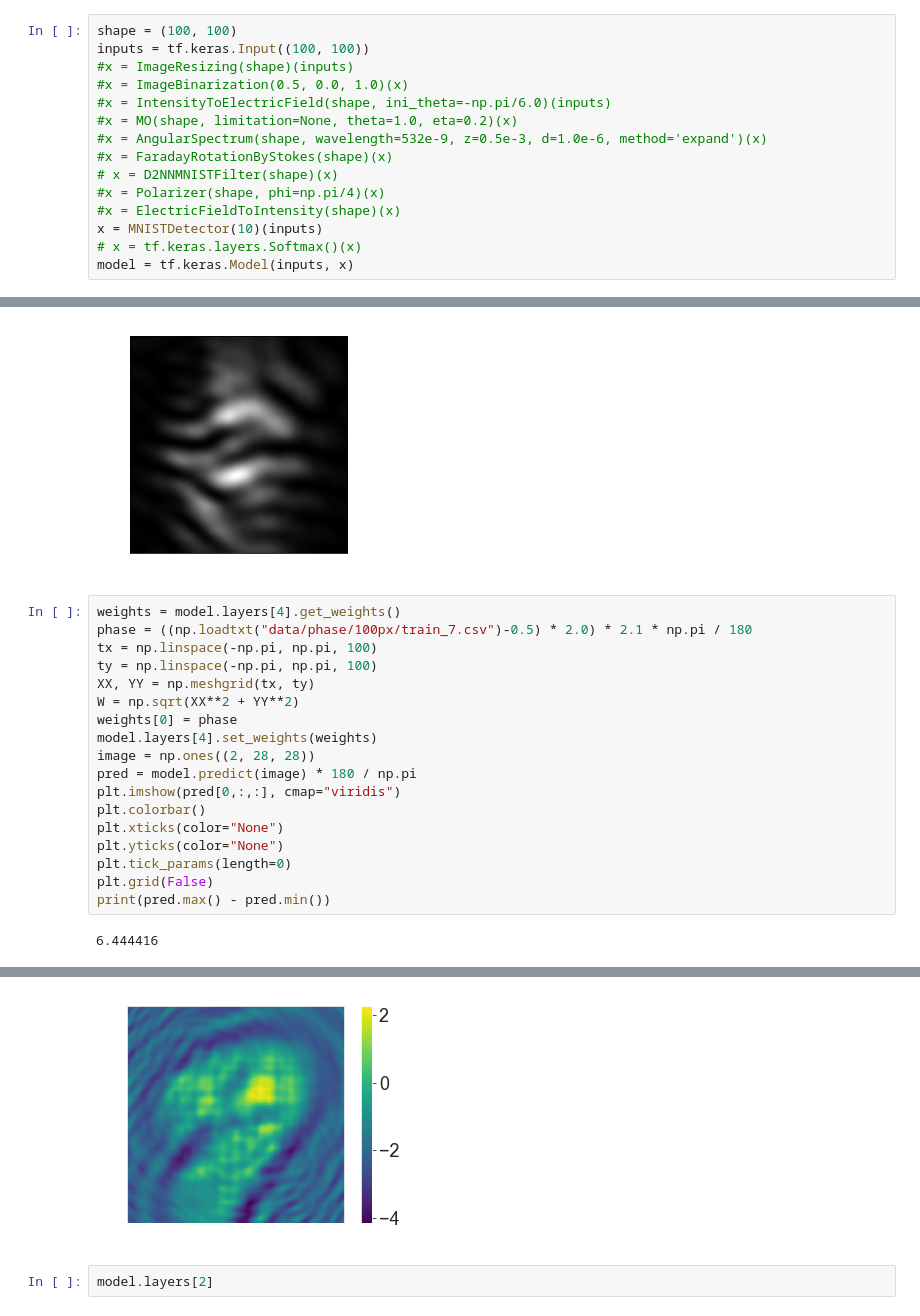
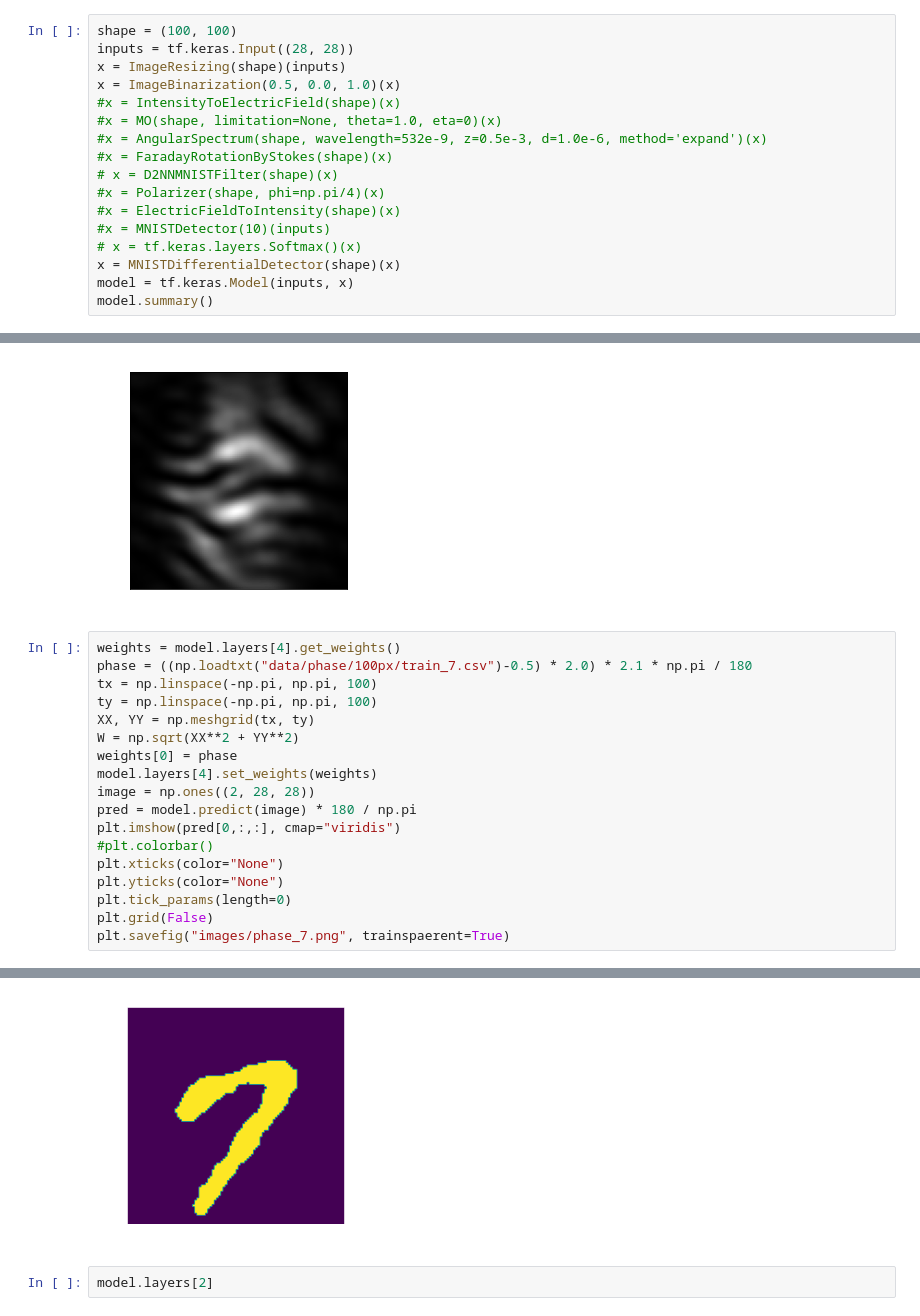
Before and after one commit to fftakumi/MOD2NN, a Jupyter notebook: Faraday/two_dim/test2.ipynb, the cells around one changed output, grey strips where cells are left out. Saved outputs shown, nothing was run; the diff lists cells and outputs as text.

```diff
--- a/Faraday/two_dim/test2.ipynb
+++ b/Faraday/two_dim/test2.ipynb
@@ -44,17 +198,19 @@ for i in range(10):
   test_data[str(i)] = x_test[np.where(y_test == i)][0:test_num]
 # %%
 shape = (100, 100)
-inputs = tf.keras.Input((100, 100))
-#x = ImageResizing(shape)(inputs)
-#x = ImageBinarization(0.5, 0.0, 1.0)(x)
-#x = IntensityToElectricField(shape, ini_theta=-np.pi/6.0)(inputs)
-#x = MO(shape, limitation=None, theta=1.0, eta=0.2)(x)
+inputs = tf.keras.Input((28, 28))
+x = ImageResizing(shape)(inputs)
+x = ImageBinarization(0.5, 0.0, 1.0)(x)
+#x = IntensityToElectricField(shape)(x)
+#x = MO(shape, limitation=None, theta=1.0, eta=0)(x)
 #x = AngularSpectrum(shape, wavelength=532e-9, z=0.5e-3, d=1.0e-6, method='expand')(x)
 #x = FaradayRotationByStokes(shape)(x)
 # x = D2NNMNISTFilter(shape)(x)
 #x = Polarizer(shape, phi=np.pi/4)(x)
 #x = ElectricFieldToIntensity(shape)(x)
-x = MNISTDetector(10)(inputs)
+#x = MNISTDetector(10)(inputs)
 # x = tf.keras.layers.Softmax()(x)
+x = MNISTDifferentialDetector(shape)(x)
 model = tf.keras.Model(inputs, x)
+model.summary()
 # %% [output]
@@ -128,11 +300,10 @@ model.layers[4].set_weights(weights)
 image = np.ones((2, 28, 28))
 pred = model.predict(image) * 180 / np.pi
 plt.imshow(pred[0,:,:], cmap="viridis")
-plt.colorbar()
+#plt.colorbar()
 plt.xticks(color="None")
 plt.yticks(color="None")
 plt.tick_params(length=0)
 plt.grid(False)
-print(pred.max() - pred.min())
+plt.savefig("images/phase_7.png", trainspaerent=True)
 # %% [output]
-6.444416
@@ -140,4 +310,4 @@ print(pred.max() - pred.min())
-[figure, old version]
+[figure, new version]
 # %%
 model.layers[2]
 # %% [output]
```
Also changed, not shown: parts of 4 cells of this notebook, 8 other files.
